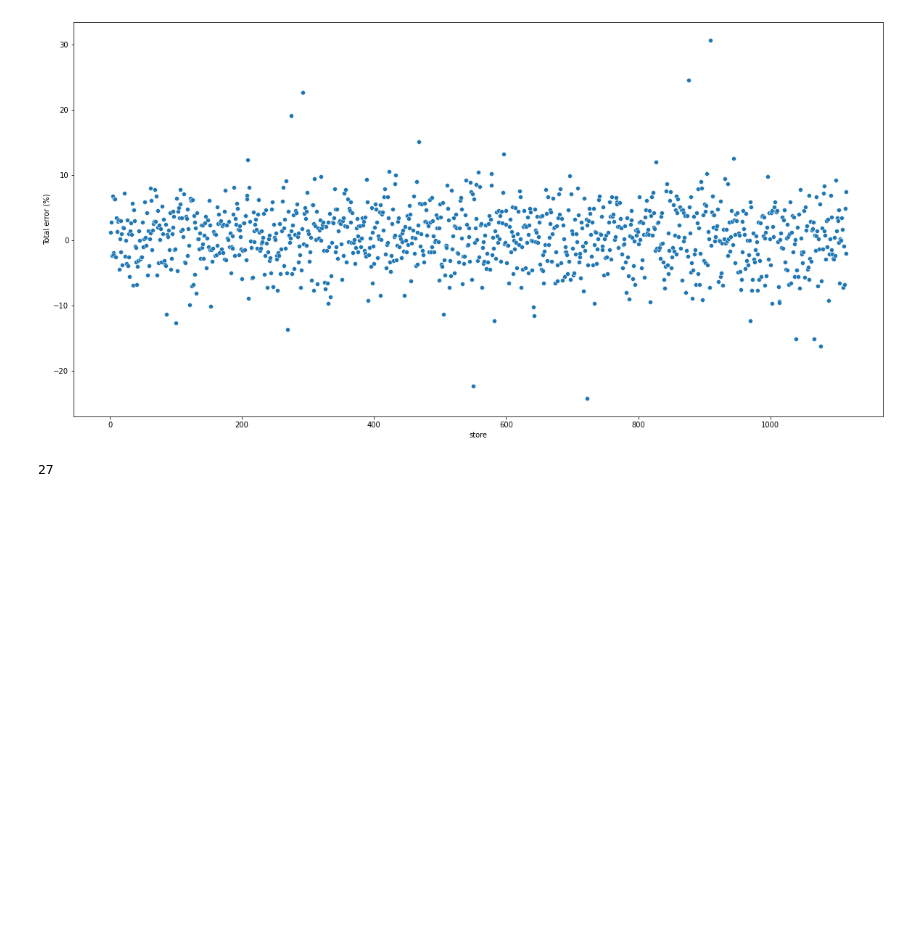
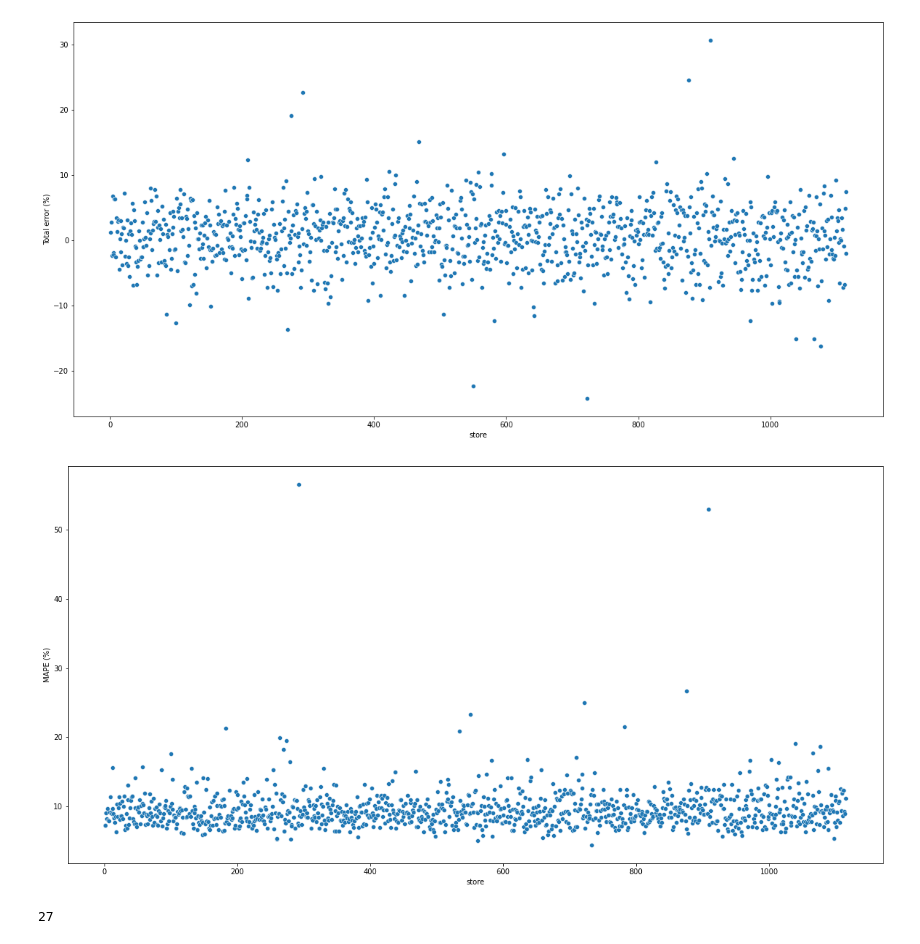
Before and after one commit to CleitonAmbrosio/Rossmann-Stores-Sales-Forecast, a Jupyter notebook: notebooks/cycle1_coa_rossmann_stores_sales_forecast.ipynb, the cells around one changed output. Saved outputs shown, nothing was run; the diff lists cells and outputs as text; code cells hidden in the pictures; blank space fills up the shorter version.

```diff
--- a/notebooks/cycle1_coa_rossmann_stores_sales_forecast.ipynb
+++ b/notebooks/cycle1_coa_rossmann_stores_sales_forecast.ipynb
@@ -2381,4 +2434,8 @@ df102.sort_values( 'Total error (%)', ascending=False )
 sns.scatterplot( x='store', y='Total error (%)', data=df102 );
 # %% [output]
 [figure]
+# %%
+sns.scatterplot( x='store', y='MAPE (%)', data=df102 );
+# %% [output]
+[figure, added]
 # %%
```
Also changed, not shown: parts of 17 cells of this notebook, 1 other file.
